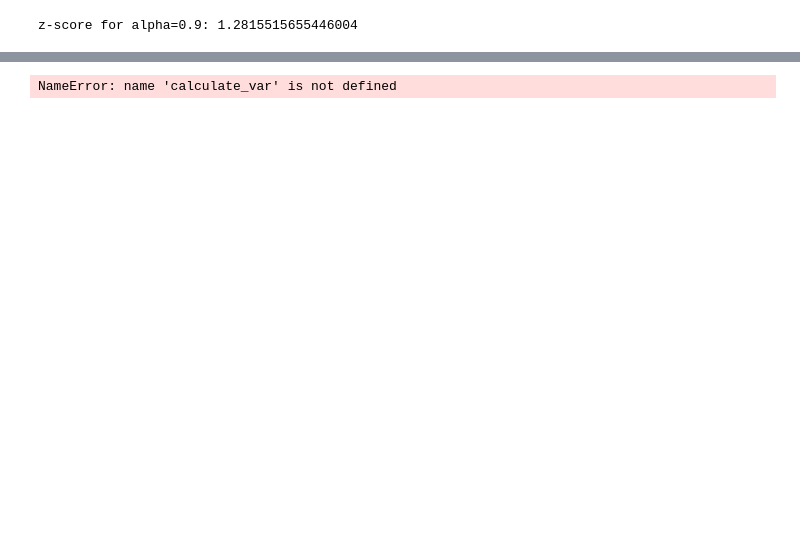
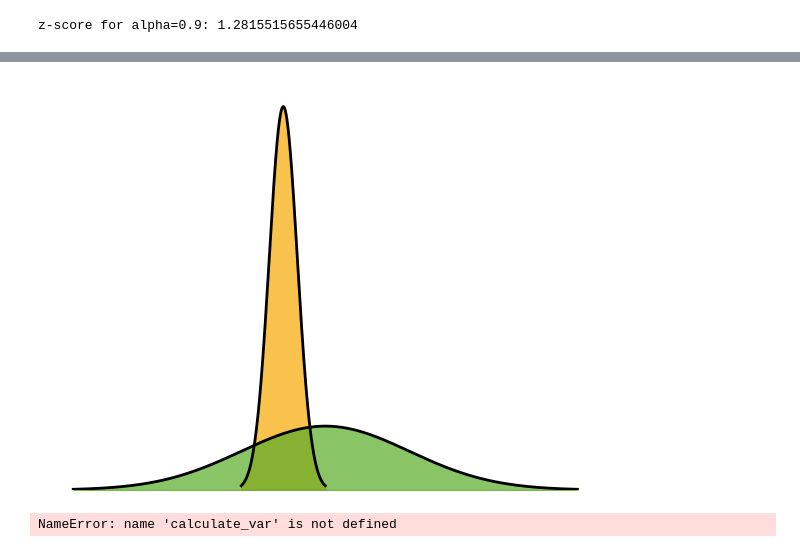
Before and after one commit to Queimo/DGEMO, a Jupyter notebook: Analysis/var_plot.ipynb, the cells around one changed output, grey strips where cells are left out. Drawn from its saved outputs; the diff is of its cells as text; code cells hidden in the pictures; blank space fills up the shorter version.

Commit message:
plots

```diff
--- a/Analysis/var_plot.ipynb
+++ b/Analysis/var_plot.ipynb
@@ -16,7 +16,7 @@ import matplotlib.pyplot as plt
 import numpy as np
 from scipy.stats import norm
 
-%config InlineBackend.figure_format='svg'
+# %config InlineBackend.figure_format='svg'
 import matplotlib.pyplot as plt
 
 plt.rcParams.update({
@@ -34,17 +34,29 @@ def visualize_var(mean, std, var, var_measured=None, alpha=0.9):
     x = np.linspace(mean - 3*std, mean + 3*std, 1000)
     y = norm.pdf(x, mean, std)
 
-    figsize = (10, 6)
-    plt.figure(figsize=figsize)
+    # figsize = (4,4*3)
+    plt.figure()
     # transparent background
     plt.gca().set_facecolor('None')
     # Plot the normal distribution
-    plt.plot(x, y, label='Normal Distribution', color="black")
+    plt.plot(x, y, label='Normal Distribution', color="black", linewidth=2)
+
+    c1 = colors[0]
+    c2 = colors[1]
 
     # Highlight the area under the curve for the VaR
-    x_fill = np.linspace(var, mean + 3*std, 1000)
+    x_fill = x
     y_fill = norm.pdf(x_fill, mean, std)
-    plt.fill_between(x_fill, 0, y_fill, color=colors[0], alpha=1., label=f'{int(alpha*100)}\% VaR')
+    # plt.fill_between(x_fill, 0, y_fill, color=colors[0], alpha=0.7, label=f'{int(alpha*100)}\% VaR')
+    plt.fill_between(x_fill, 0, y_fill, color=c1, alpha=0.7, label=f'{int(alpha*100)}\% VaR')
+
+    mean2 = mean + 3
+    std2 = std * 6
+    x2 = np.linspace(mean2 - 3*std2, mean2 + 3*std2, 1000)
+    y2 = norm.pdf(x2, mean2, std2)
+
+    plt.plot(x2, y2, label='Normal Distribution', color="black", linewidth=2)
+    plt.fill_between(x2, 0, y2, color=c2, alpha=0.7, label=f'{int(alpha*100)}\% VaR')
 
     # # Draw a line for the mean
     # plt.axvline(x=mean, color='green', linestyle='--', label='Mean')
@@ -56,7 +68,7 @@ def visualize_var(mean, std, var, var_measured=None, alpha=0.9):
     #     plt.axvline(x=var_measured, color='purple', linestyle='--', label='VaR Measured')
 
     plt.ylim(0)
-    plt.xlim(mean - 3, mean + 3)
+    # plt.xlim(mean - 3, mean + 3)
 
     # completely empty the box
     plt.box(False)
@@ -70,7 +82,8 @@ def visualize_var(mean, std, var, var_measured=None, alpha=0.9):
     # backbround alpha 0
     plt.gca().set_facecolor('None')
 
-    plt.savefig('VaR.svg', format='svg', bbox_inches='tight', transparent=True)
+    plt.savefig(f'VaR{mean}_{std}_{mean2}_{std2}_{c1}.png',
+                format='png', bbox_inches='tight', transparent=True, dpi=300)
 
 
 # Example usage
@@ -87,3 +99,4 @@ z-score for alpha=0.9: 1.2815515655446004
+[figure, added]
 # %%
 
 # path = Path(r"..\results\peaks\default\mars\0")
```
Also changed, not shown: parts of 1 cell of this notebook, 7 other files.
